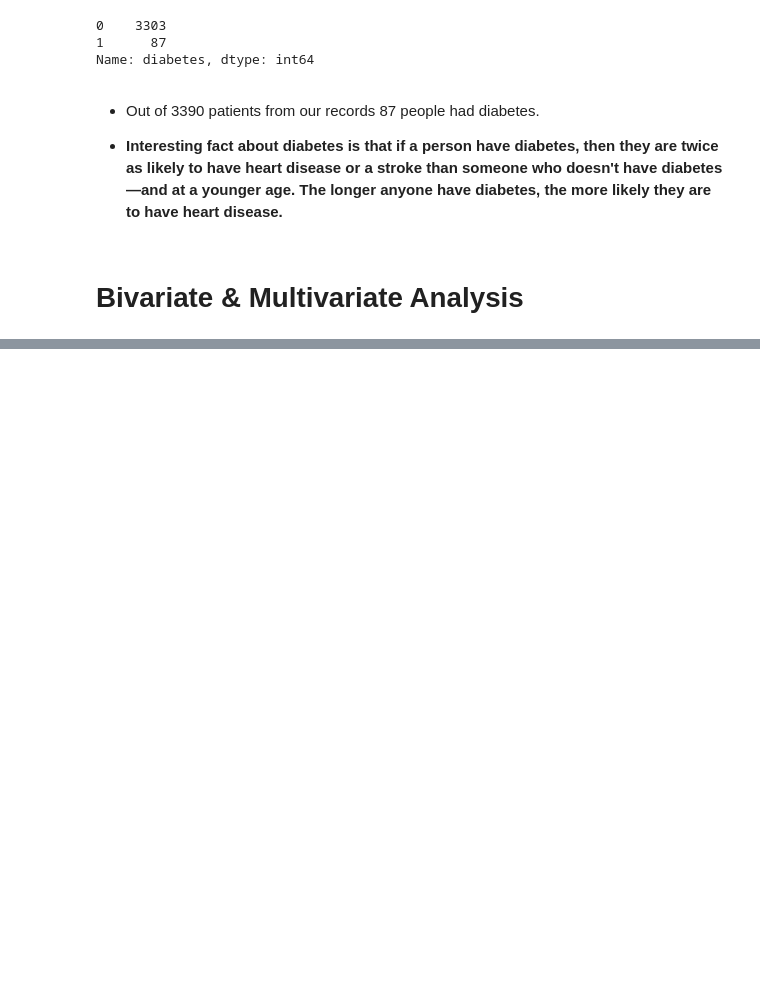
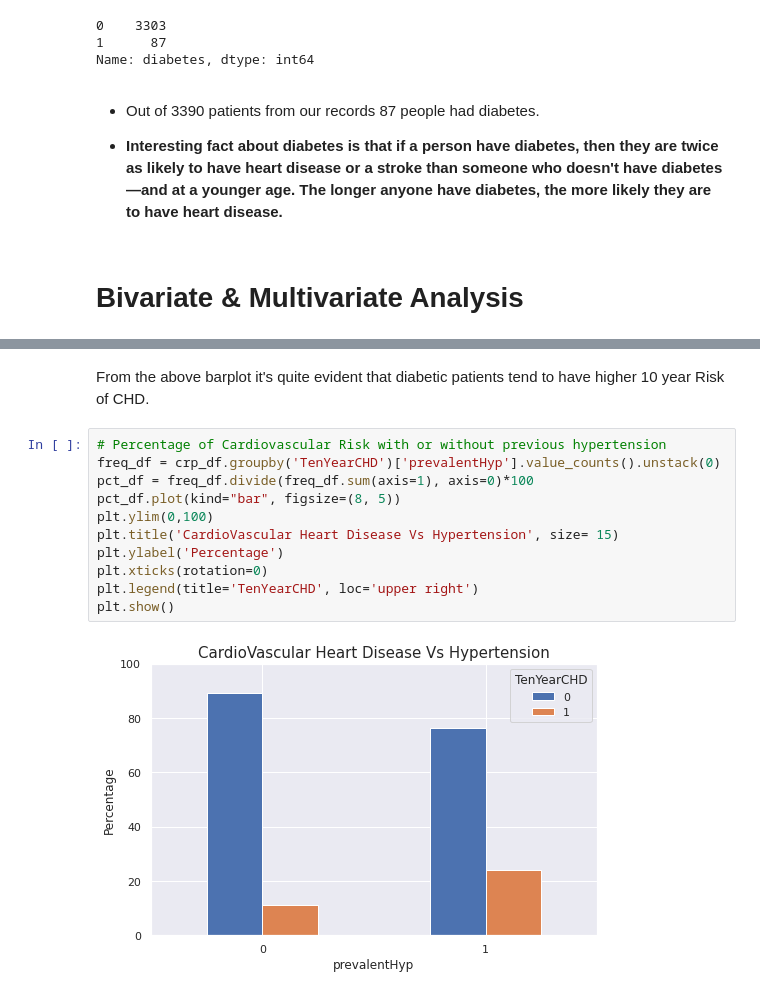
Before and after one commit to Abhishek-Shubham001/Cardiovascular-Risk-Prediction, a Jupyter notebook: Cardiovascular_Risk_Prediction_Capstone_Project.ipynb, the cells around one changed output, grey strips where cells are left out. Drawn from its saved outputs; the diff is of its cells as text; blank space fills up the shorter version.

```diff
--- a/Cardiovascular_Risk_Prediction_Capstone_Project.ipynb
+++ b/Cardiovascular_Risk_Prediction_Capstone_Project.ipynb
@@ -453,0 +469,15 @@ Name: diabetes, dtype: int64
+# %% [markdown]
+From the above barplot it's quite evident that diabetic patients tend to have higher 10 year Risk of CHD.
+# %%
+# Percentage of Cardiovascular Risk with or without previous hypertension
+freq_df = crp_df.groupby('TenYearCHD')['prevalentHyp'].value_counts().unstack(0)
+pct_df = freq_df.divide(freq_df.sum(axis=1), axis=0)*100
+pct_df.plot(kind="bar", figsize=(8, 5))
+plt.ylim(0,100)
+plt.title('CardioVascular Heart Disease Vs Hypertension', size= 15)
+plt.ylabel('Percentage')
+plt.xticks(rotation=0)
+plt.legend(title='TenYearCHD', loc='upper right')
+plt.show()
+# %% [output]
+[figure, added]
```
Also changed, not shown: parts of 12 cells of this notebook.
